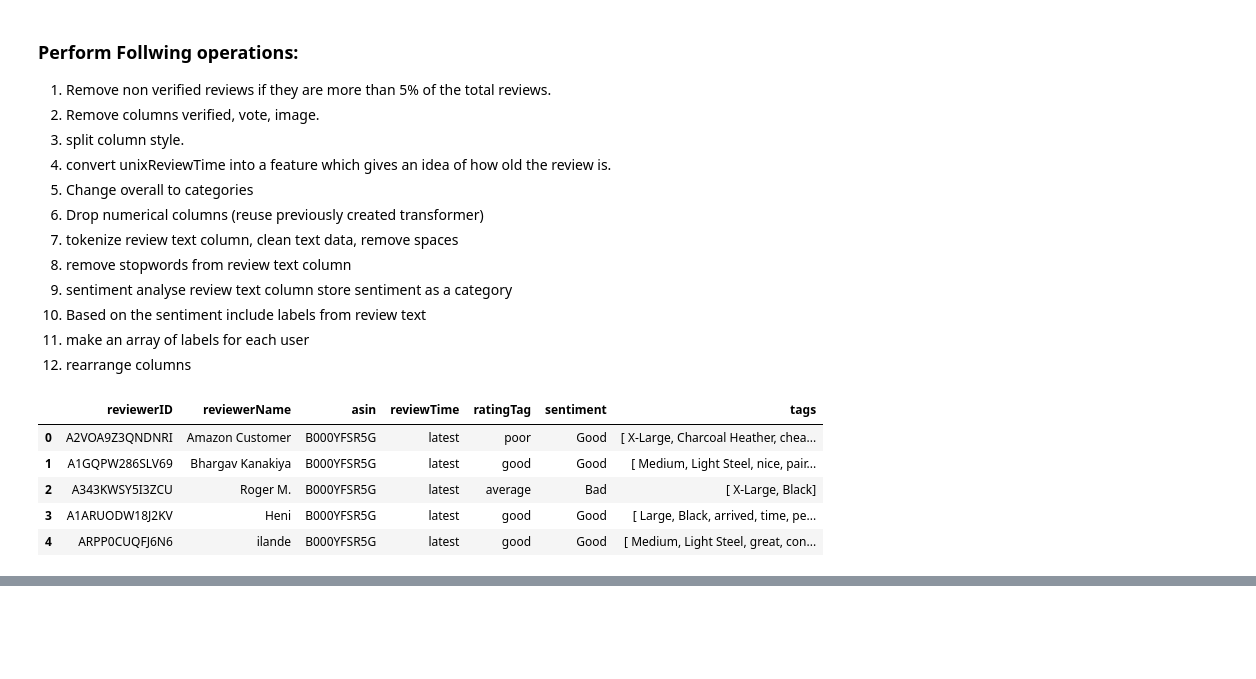
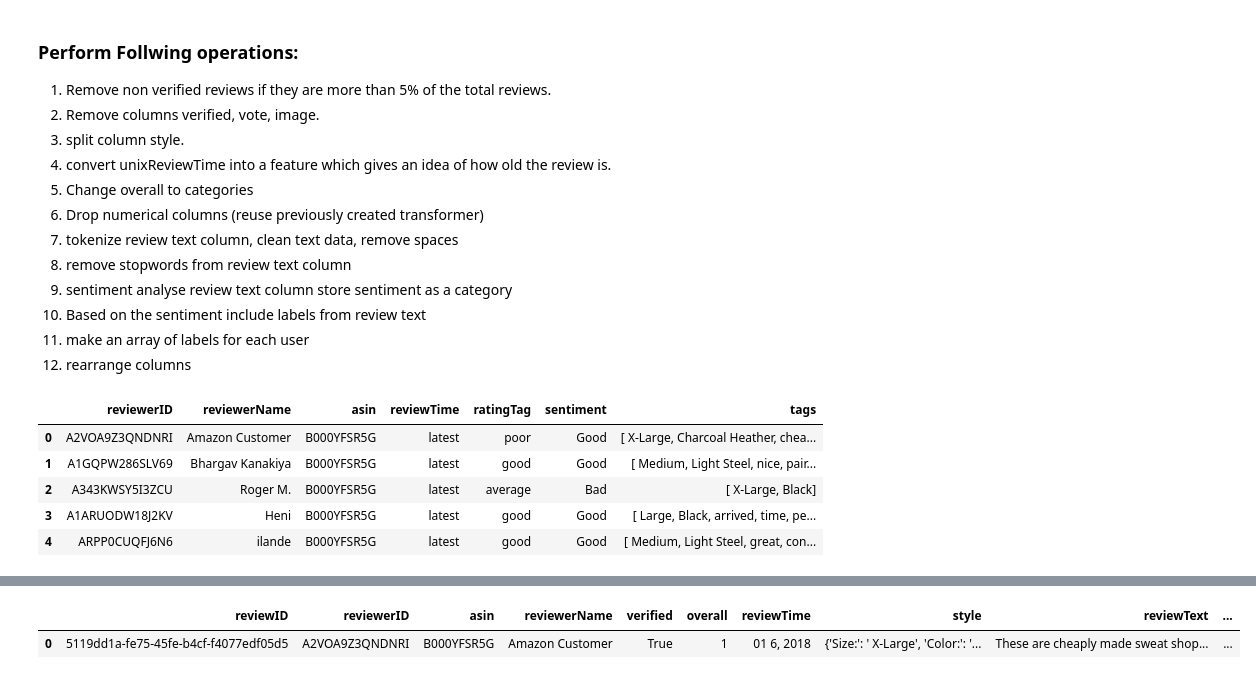
Before and after one commit to apoorvtripathi1999/content, a Jupyter notebook: notebooks/sentiment.ipynb, the cells around one changed output, grey strips where cells are left out. Cells and saved outputs as stored; diff of their text form; code cells hidden in the pictures; blank space fills up the shorter version.

```diff
--- a/notebooks/sentiment.ipynb
+++ b/notebooks/sentiment.ipynb
@@ -346,0 +391,2 @@ with open("models/sentiment_pipe.pkl", "wb") as f:
+# %%
+db["reviewID"] = [uuid.uuid4() for _ in range(0,len(db))]
@@ -346,0 +397,9 @@ with open("models/sentiment_pipe.pkl", "wb") as f:
+# %%
+cols = ["reviewID","reviewerID","asin","reviewerName","verified","overall","reviewTime","style","reviewText","summary","unixReviewTime","vote","image"]
+db_reviews = db.reindex(columns=cols)
+
+# Ready for migration
+db_reviews.head(1)
+# %% [output]
+|  | reviewID | reviewerID | asin | reviewerName | verified | overall | reviewTime | style | reviewText | ... |
+| 0 | 5119dd1a-fe75-45fe-b4cf-f4077edf05d5 | A2VOA9Z3QNDNRI | B000YFSR5G | Amazon Customer | True | 1 | 01 6, 2018 | {'Size:': ' X-Large', 'Color:': '... | These are cheaply made sweat shop... | ... |
```
Also changed, not shown: parts of 29 cells of this notebook, 10 other files.
